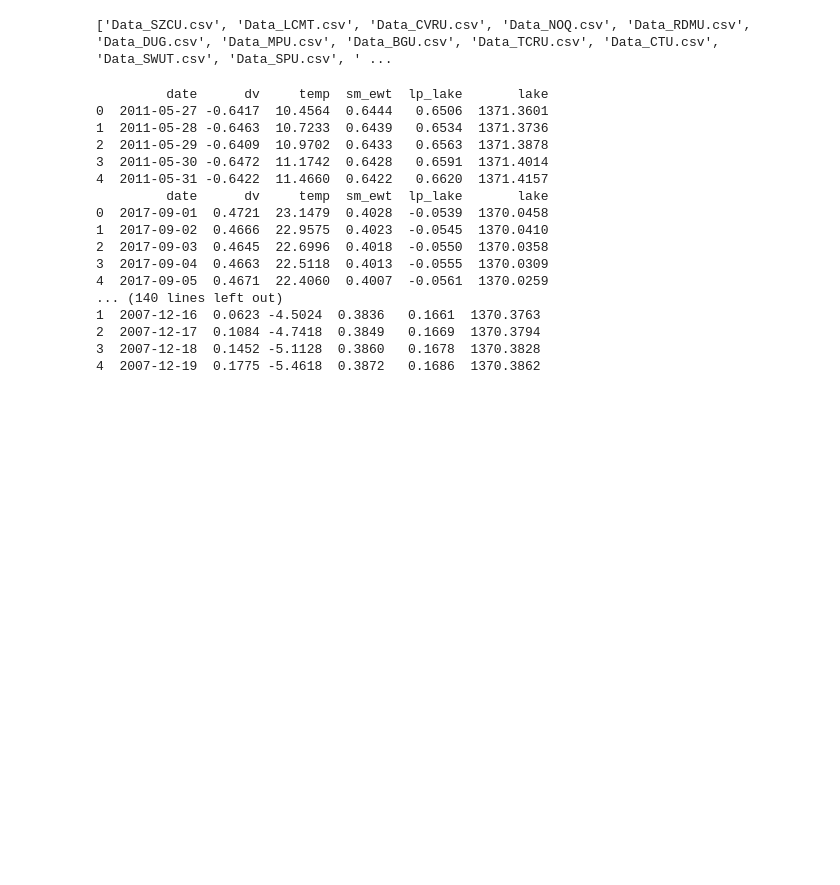
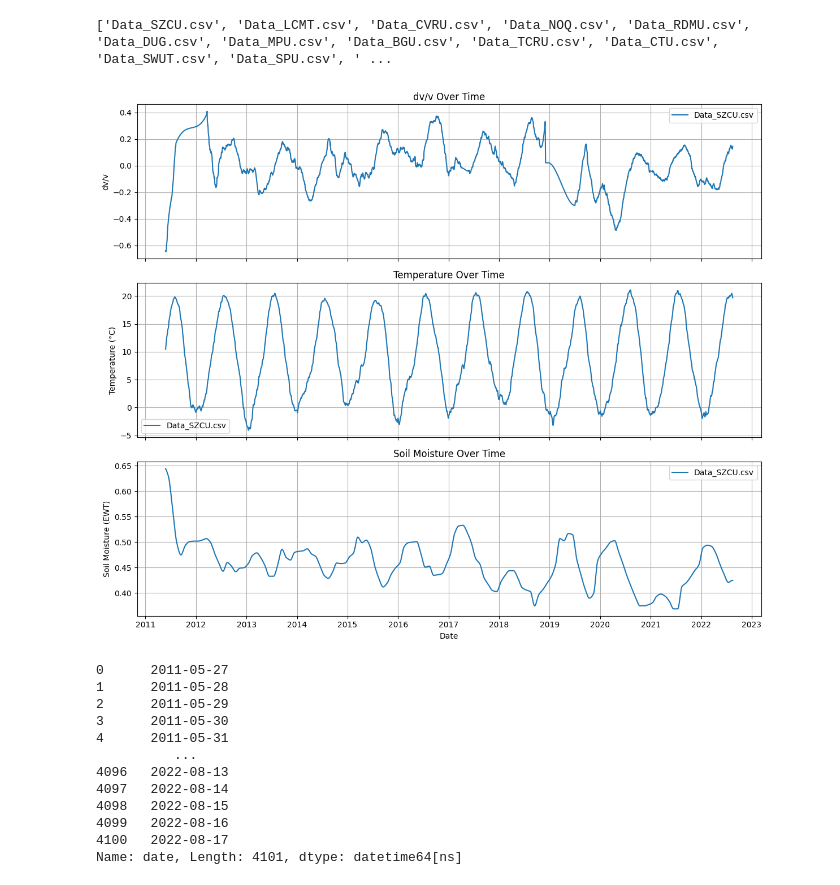
Before and after one commit to mdenolle/GeoCAST, a Jupyter notebook: data/get_dvv_hydro.ipynb, the cells around one changed output. Drawn from its saved outputs; the diff is of its cells as text; code cells hidden in the pictures; blank space fills up the shorter version.

```diff
--- a/data/get_dvv_hydro.ipynb
+++ b/data/get_dvv_hydro.ipynb
@@ -18,60 +18,69 @@ print(files)
 # %%
 import pandas as pd
 import matplotlib.pyplot as plt
+
+import matplotlib.dates as mdates
 
 
 # Create a figure and a set of subplots
 
 fig, axs = plt.subplots(3, 1, figsize=(12, 10), sharex=True)
 
 # Read and plot the dv/v, temp, and sm_ewt columns against the date column
 for file in files:
     df = pd.read_csv(f'{dir0}/{file}')
-    print(df.head())
+
+# convert date column to datetime
+    df['date'] = pd.to_datetime(df['date'])
 
     # Plot dv/v
     axs[0].plot(df['date'], df['dv'], '-', label=file)
     axs[0].set_ylabel('dv/v')
     axs[0].set_title('dv/v Over Time')
 
     # Plot temp
     axs[1].plot(df['date'], df['temp'], '-', label=file)
     axs[1].set_ylabel('Temperature (°C)')
     axs[1].set_title('Temperature Over Time')
 
     # Plot sm_ewt
     axs[2].plot(df['date'], df['sm_ewt'], '-', label=file)
     axs[2].set_ylabel('Soil Moisture (EWT)')
     axs[2].set_title('Soil Moisture Over Time')
 
-# Set x-axis label for the last subplot
-axs[2].set_xlabel('Date')
+    # Set x-axis label for the last subplot
+    axs[2].set_xlabel('Date')
 
-# Add grids and legends to all subplots
-for ax in axs:
-    ax.grid(True)
-    ax.legend()
+        # Format the x-axis to show only years
+    for ax in axs:
+        ax.xaxis.set_major_locator(mdates.YearLocator())
+        ax.xaxis.set_major_formatter(mdates.DateFormatter('%Y'))
+        ax.grid(True)
+        ax.legend()
 
-# Adjust layout to prevent overlap
-plt.tight_layout()
+    # Add grids and legends to all subplots
+    for ax in axs:
+        ax.grid(True)
+        ax.legend()
 
-# Show the plot
-plt.show()
+    # Adjust layout to prevent overlap
+    plt.tight_layout()
+
+    # Show the plot
+    plt.show()
+    print(df['date'])
+    break
 # %% [output]
+[figure, added]
-         date      dv     temp  sm_ewt  lp_lake       lake
-0  2011-05-27 -0.6417  10.4564  0.6444   0.6506  1371.3601
-1  2011-05-28 -0.6463  10.7233  0.6439   0.6534  1371.3736
-2  2011-05-29 -0.6409  10.9702  0.6433   0.6563  1371.3878
-3  2011-05-30 -0.6472  11.1742  0.6428   0.6591  1371.4014
-4  2011-05-31 -0.6422  11.4660  0.6422   0.6620  1371.4157
-         date      dv     temp  sm_ewt  lp_lake       lake
-0  2017-09-01  0.4721  23.1479  0.4028  -0.0539  1370.0458
-1  2017-09-02  0.4666  22.9575  0.4023  -0.0545  1370.0410
-2  2017-09-03  0.4645  22.6996  0.4018  -0.0550  1370.0358
-3  2017-09-04  0.4663  22.5118  0.4013  -0.0555  1370.0309
-4  2017-09-05  0.4671  22.4060  0.4007  -0.0561  1370.0259
-... (140 lines left out)
-1  2007-12-16  0.0623 -4.5024  0.3836   0.1661  1370.3763
-2  2007-12-17  0.1084 -4.7418  0.3849   0.1669  1370.3794
-3  2007-12-18  0.1452 -5.1128  0.3860   0.1678  1370.3828
-4  2007-12-19  0.1775 -5.4618  0.3872   0.1686  1370.3862
+0      2011-05-27
+1      2011-05-28
+2      2011-05-29
+3      2011-05-30
+4      2011-05-31
+          ...
+4096   2022-08-13
+4097   2022-08-14
+4098   2022-08-15
+4099   2022-08-16
+4100   2022-08-17
+Name: date, Length: 4101, dtype: datetime64[ns]
```
Also changed, not shown: 10 other files.
